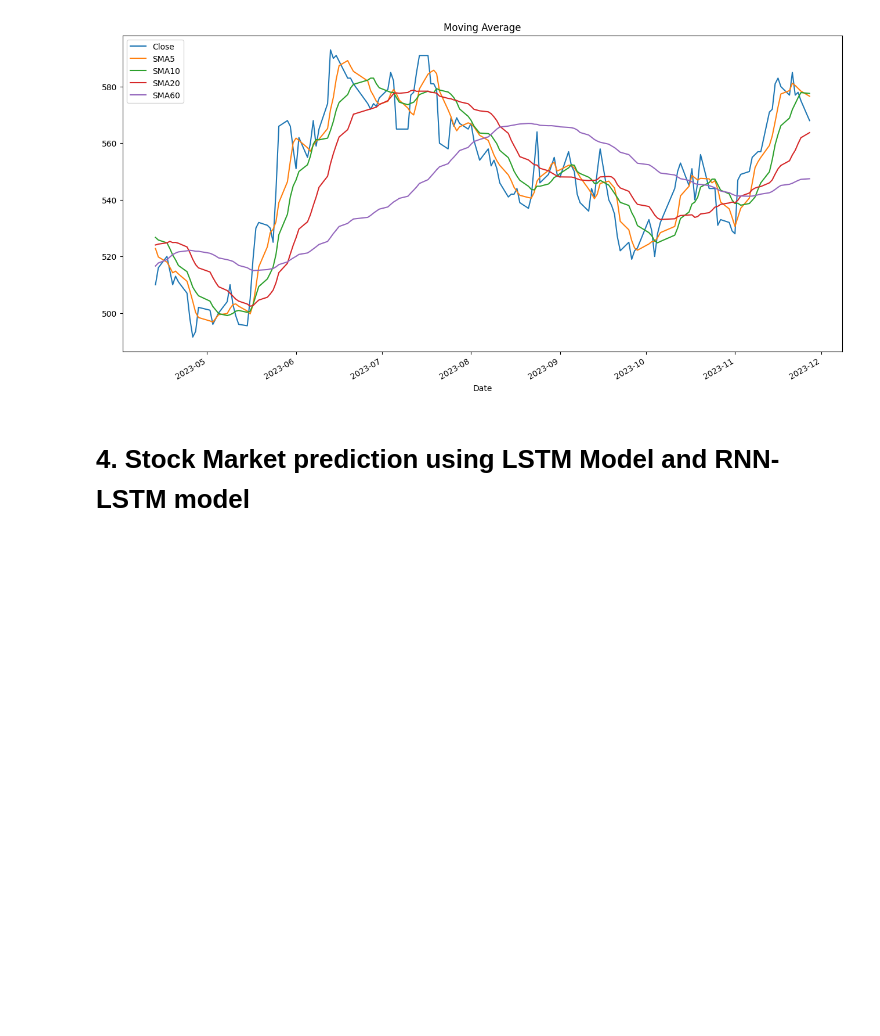
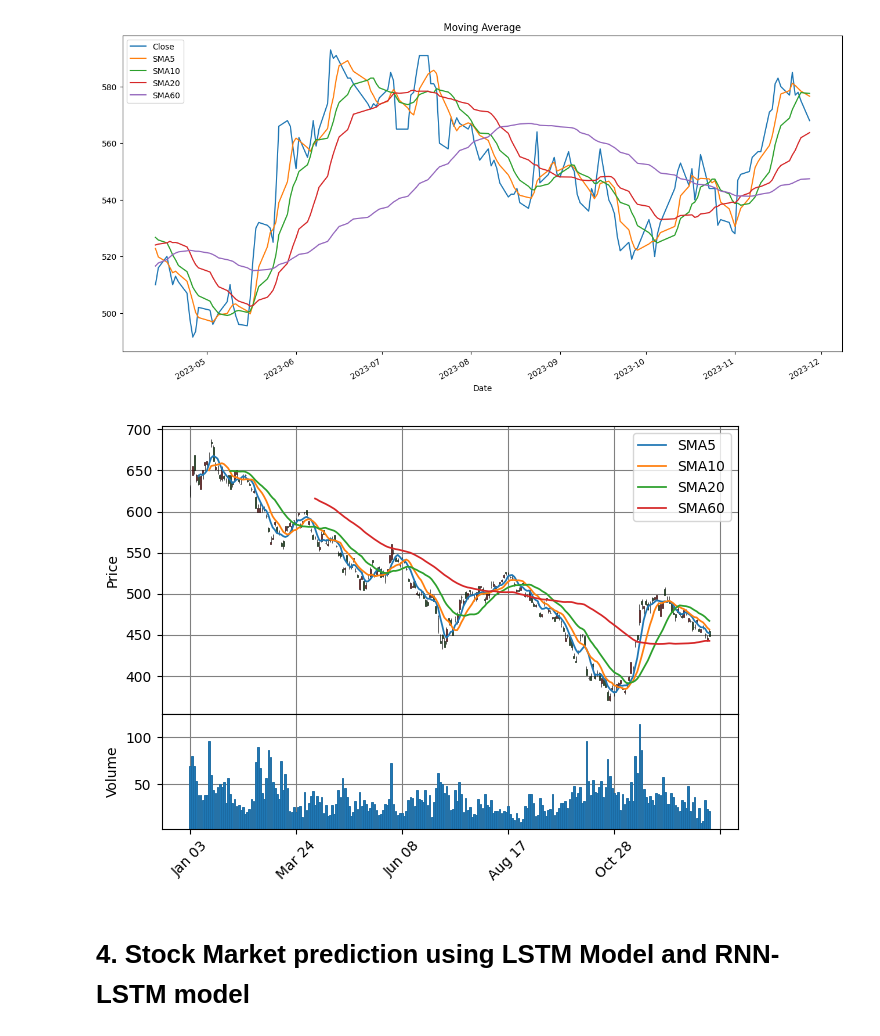
Before and after one commit to kuanhunglingary/data-visualization, a Jupyter notebook: stock.ipynb, the cells around one changed output. Cells and saved outputs as stored; diff of their text form; code cells hidden in the pictures; blank space fills up the shorter version.

```diff
--- a/stock.ipynb
+++ b/stock.ipynb
@@ -245,6 +245,48 @@ plt.title("Moving Average")
 156 rows × 5 columns
 Text(0.5, 1.0, 'Moving Average')
 [figure]
+# %%
+import talib
+import pandas as pd
+import matplotlib.pyplot as plt
+import mplfinance as mpf
+
+# 讀取歷史資料
+movingAverages = pd.read_csv("tsmc2022.csv", index_col="Date", parse_dates=True)
+
+# 計算均線
+sma_5 = talib.SMA(movingAverages["Close"], timeperiod=5)
+sma_10 = talib.SMA(movingAverages["Close"], timeperiod=10)
+sma_20 = talib.SMA(movingAverages["Close"], timeperiod=20)
+sma_60 = talib.SMA(movingAverages["Close"], timeperiod=60)
+
+# 想要增加的圖表
+added_plots = {"SMA5": mpf.make_addplot(sma_5),
+               "SMA10": mpf.make_addplot(sma_10),
+               "SMA20": mpf.make_addplot(sma_20),
+               "SMA60": mpf.make_addplot(sma_60)
+               }
+# 設定圖表的顏色與網狀格格式
+style = mpf.make_mpf_style(marketcolors=mpf.make_marketcolors(up="r", down="g"),
+                           gridcolor="gray")
+
+# 畫K線和均線圖
+fig, axes = mpf.plot(movingAverages, type="candle", style=style,
+                     addplot=list(added_plots.values()),
+                     volume=True,
+                     returnfig=True)
+
+# 設定圖例
+axes[0].legend([None] * (len(added_plots) + 2))
+handles = axes[0].get_legend().legendHandles
+axes[0].legend(handles=handles[2:], labels=list(added_plots.keys()))
+
+axes[0].set_ylabel("Price")
+axes[2].set_ylabel("Volume")
+
+plt.show()
+# %% [output]
+[figure, added]
 # %% [markdown]
 # 4. Stock Market prediction using LSTM Model and RNN-LSTM model
 # %%
```
